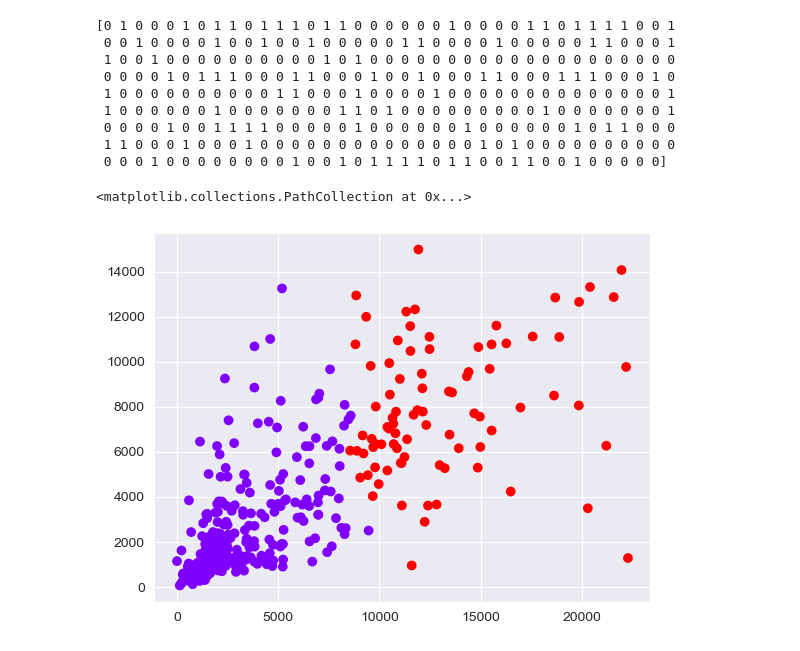
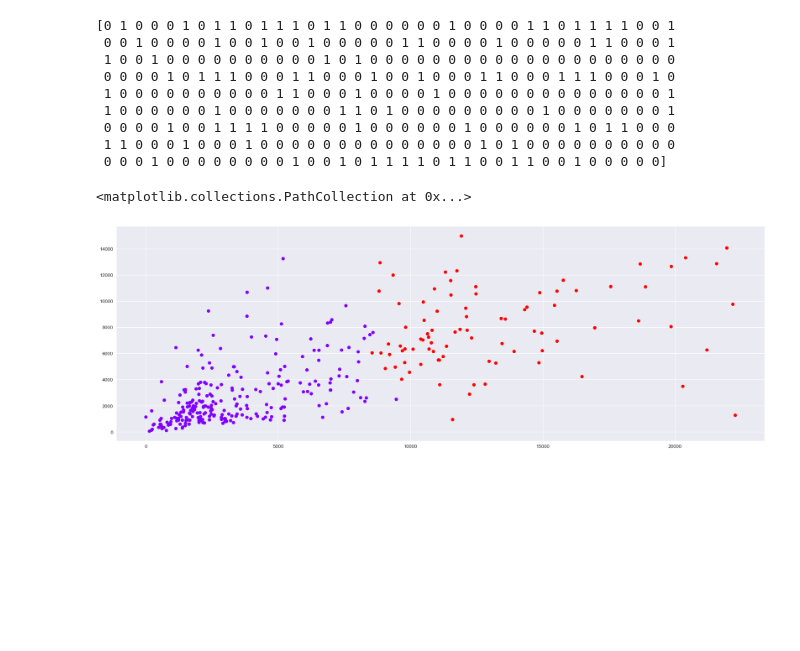
Before and after one commit to Academic-Inquisition/AI-Projekt, a Jupyter notebook: Labb 1/Labb_1_Agglomerative_Clustering.ipynb, the cells around one changed output. Saved outputs shown, nothing was run; the diff lists cells and outputs as text; code cells hidden in the pictures; blank space fills up the shorter version.

```diff
--- a/Labb 1/Labb_1_Agglomerative_Clustering.ipynb
+++ b/Labb 1/Labb_1_Agglomerative_Clustering.ipynb
@@ -103,7 +106,8 @@ print(cluster.labels_)
  0 0 0 1 0 0 0 0 0 0 0 0 1 0 0 1 0 1 1 1 1 0 1 1 0 0 1 1 0 0 1 0 0 0 0 0]
 # %%
 # Create a scatter plot of Grocery and Milk data using the provided cluster labels and rainbow coloring.
+plt.figure(figsize=(24,8))
 plt.scatter(data['Grocery'],data['Milk'], c=cluster.labels_, cmap='rainbow')
 # %% [output]
 <matplotlib.collections.PathCollection at 0x...>
-[figure, old version]
+[figure, new version]
```
Also changed, not shown: parts of 2 cells of this notebook, 1 other file.
